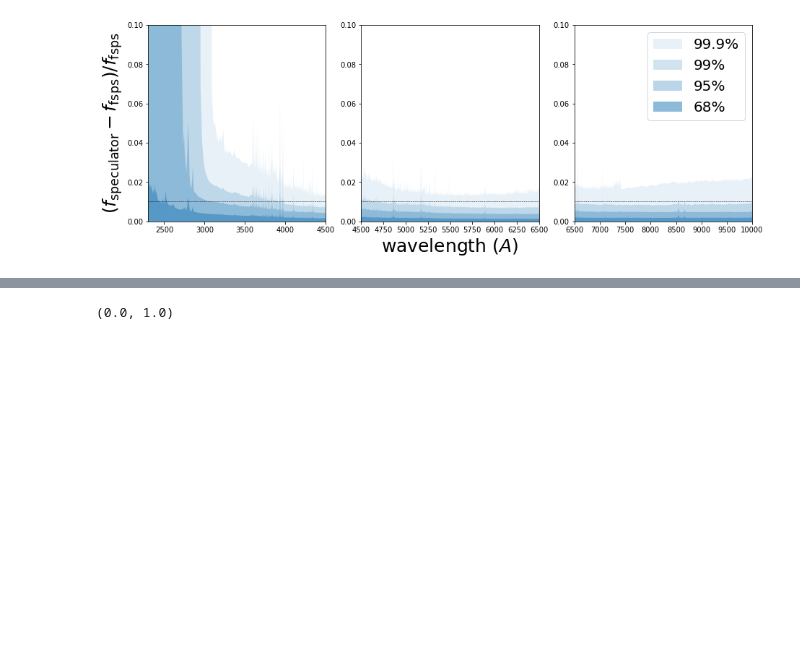
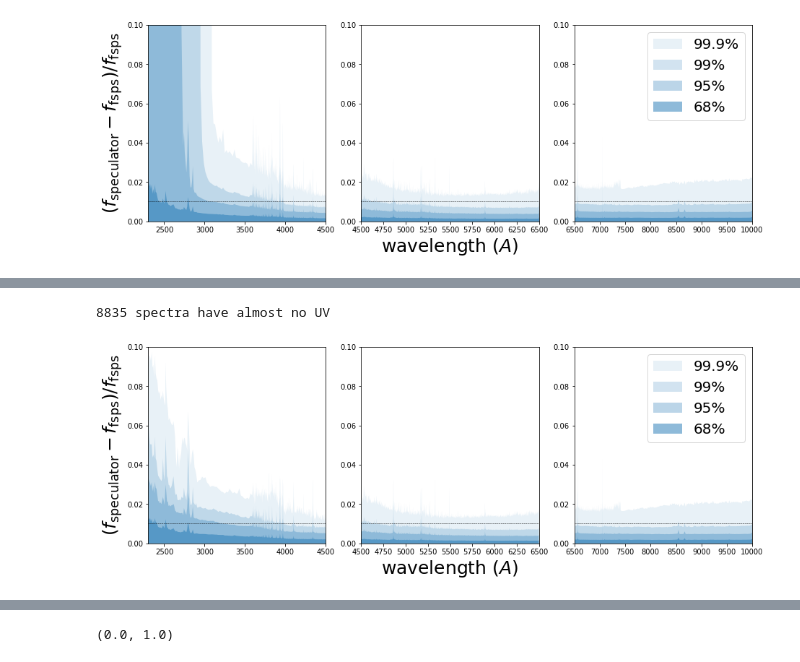
Before and after one commit to changhoonhahn/gqp_mc, a Jupyter notebook: nb/validate_trained_desi_complexdust_speculator_wavebins.ipynb, the cells around one changed output, grey strips where cells are left out. Cells and saved outputs as stored; diff of their text form; code cells hidden in the pictures; blank space fills up the shorter version.

Commit message:
validation examining spectra with little UV flux

```diff
--- a/nb/validate_trained_desi_complexdust_speculator_wavebins.ipynb
+++ b/nb/validate_trained_desi_complexdust_speculator_wavebins.ipynb
@@ -105,0 +127,35 @@ for iwave in range(len(wave_bins)):
+# %%
+noUV = (np.median(spectrum_test[:,waves < 3500], axis=1) < 1e-11)
+print('%i spectra have almost no UV' % np.sum(noUV))
+
+fig = plt.figure(figsize=(15,5))
+for iwave in range(len(wave_bins)):
+  # more quantitative accuracy test of the Speculator model
+  if iwave == 0:
+    frac_dspectrum = np.abs((spectrum_spec[~noUV,:][:,wave_bins[iwave]] - spectrum_test[~noUV,:][:,wave_bins[iwave]]) / spectrum_test[~noUV,:][:,wave_bins[iwave]])
+    frac_dspectrum_quantiles = np.nanquantile(frac_dspectrum, [0.68, 0.95, 0.99, 0.999], axis=0)
+  else:
+    frac_dspectrum = np.abs((spectrum_spec[:,wave_bins[iwave]] - spectrum_test[:,wave_bins[iwave]]) / spectrum_test[:,wave_bins[iwave]])
+    frac_dspectrum_quantiles = np.nanquantile(frac_dspectrum, [0.68, 0.95, 0.99, 0.999], axis=0)
+
+  sub = fig.add_subplot(1,3,iwave+1)
+  sub.fill_between(waves[wave_bins[iwave]], np.zeros(frac_dspectrum.shape[1]),
+          frac_dspectrum_quantiles[3], fc='C0', ec='none', alpha=0.1, label='99.9%')
+  sub.fill_between(waves[wave_bins[iwave]], np.zeros(frac_dspectrum.shape[1]),
+          frac_dspectrum_quantiles[2], fc='C0', ec='none', alpha=0.2, label='99%')
+  sub.fill_between(waves[wave_bins[iwave]], np.zeros(frac_dspectrum.shape[1]),
+          frac_dspectrum_quantiles[1], fc='C0', ec='none', alpha=0.3, label='95%')
+  sub.fill_between(waves[wave_bins[iwave]], np.zeros(frac_dspectrum.shape[1]),
+          frac_dspectrum_quantiles[0], fc='C0', ec='none', alpha=0.5, label='68%')
+  sub.plot(waves, 0.01 * np.ones(len(waves)), c='k', ls='--', lw=0.5)
+  if iwave == len(wave_bins) - 1: sub.legend(loc='upper right', fontsize=20)
+  if iwave == 0: sub.set_xlim(2.3e3, 4.5e3)
+  elif iwave == 1:
+    sub.set_xlabel('wavelength ($A$)', fontsize=25)
+    sub.set_xlim(4.5e3, 6.5e3)
+  elif iwave == 2: sub.set_xlim(6.5e3, 1e4)
+  if iwave == 0: sub.set_ylabel(r'$(f_{\rm speculator} - f_{\rm fsps})/f_{\rm fsps}$', fontsize=25)
+  sub.set_ylim(0., 0.1)
+# %% [output]
+8835 spectra have almost no UV
+[figure, added]
```
Also changed, not shown: parts of 3 cells of this notebook.
